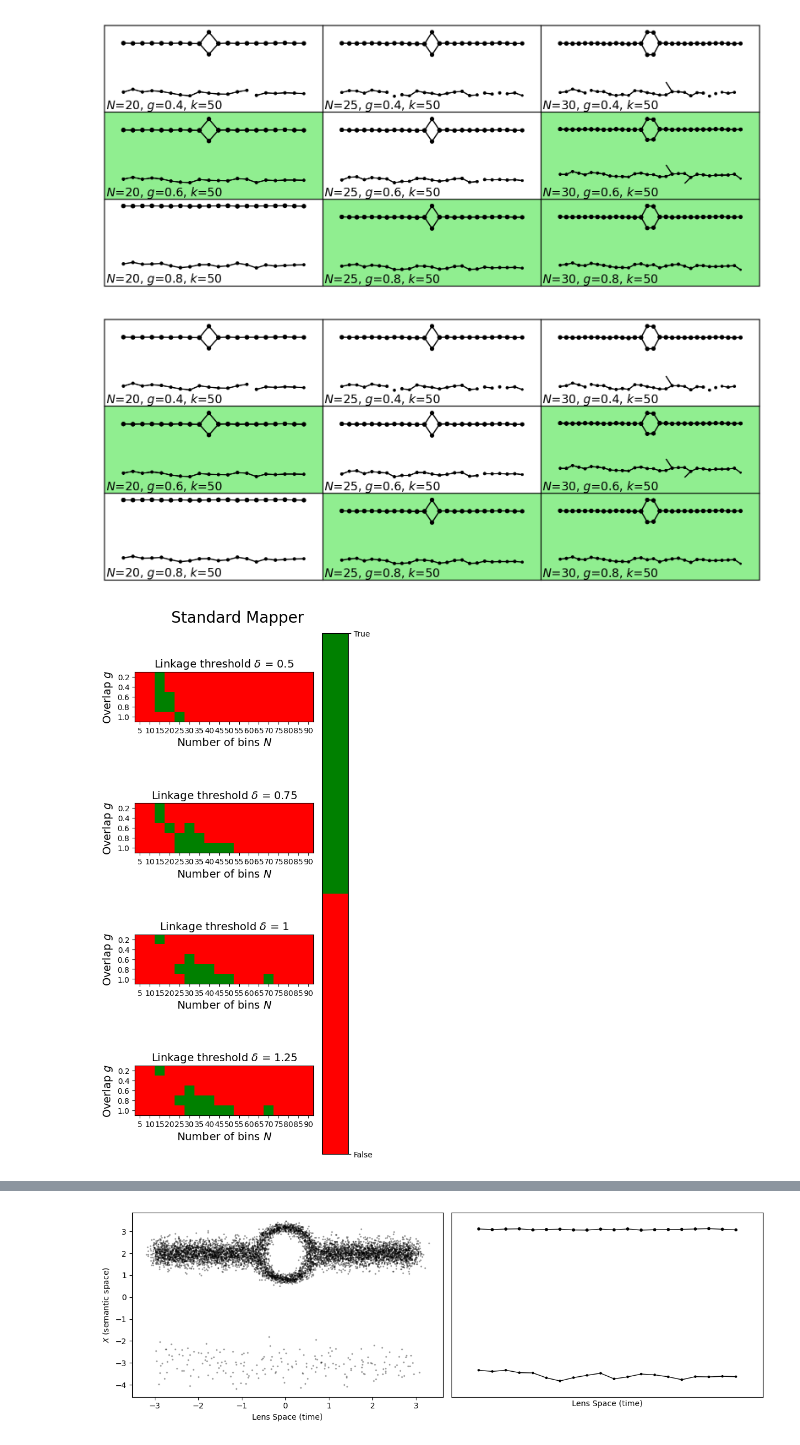
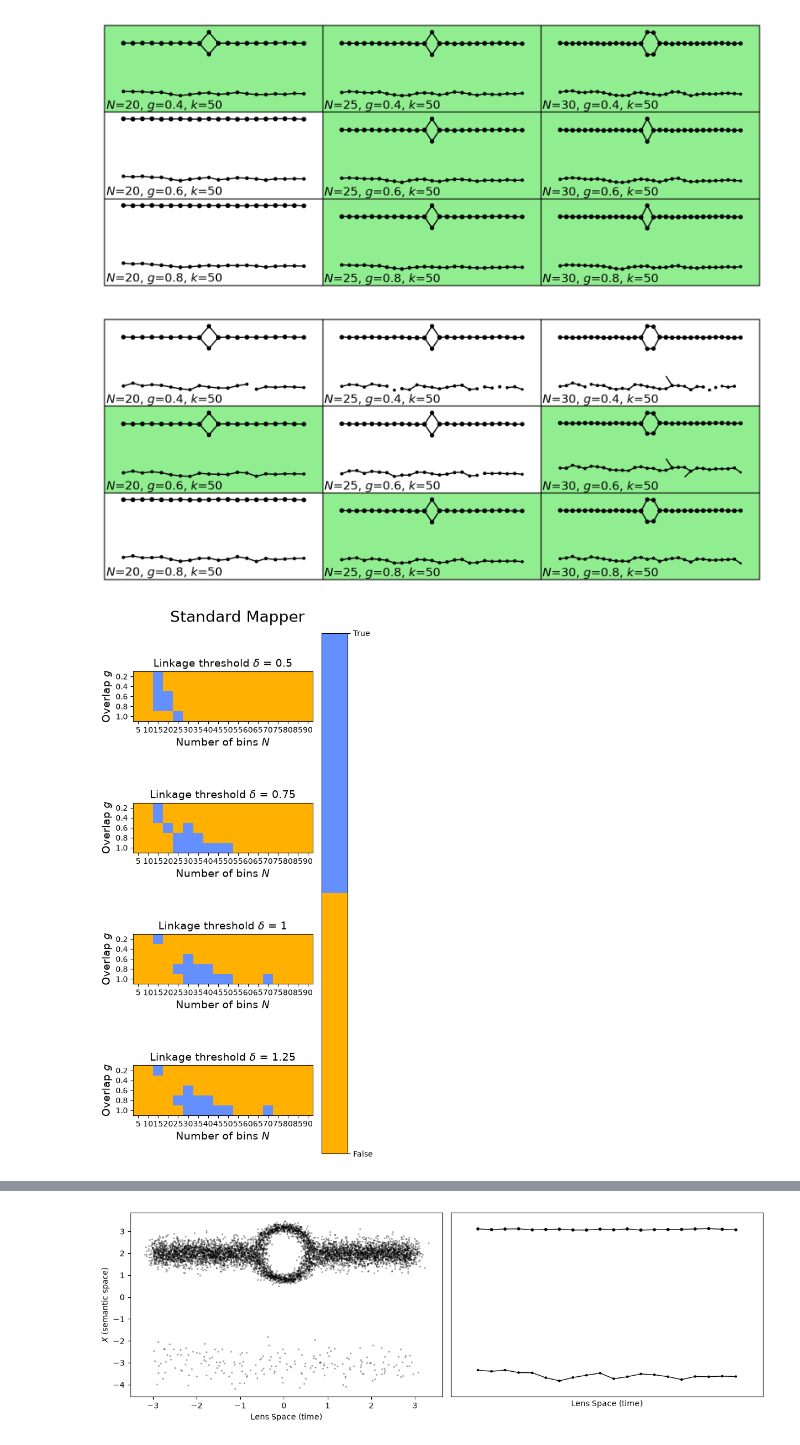
Before and after one commit to kalebruscitti/density-based-mapper-paper, a Jupyter notebook: synthetic-data/g1test.ipynb, the cells around one changed output, grey strips where cells are left out. Saved outputs shown, nothing was run; the diff lists cells and outputs as text; code cells hidden in the pictures.

```diff
--- a/synthetic-data/g1test.ipynb
+++ b/synthetic-data/g1test.ipynb
@@ -31,11 +31,11 @@ def generate_plot(TG, label_edges = True,ax=None, threshold = 0.2, vertices = No
     if ax is None:
         ax = plt.gca()
     if type(vertices) == type(None):
-        vertices = self.G.nodes()
+        vertices = self.graph.nodes()
 
-    G = self.G.subgraph(vertices)
+    G = self.graph.subgraph(vertices)
     pos = {}
-    slice_no = nx.get_node_attributes(TG.G, 'slice_no')
+    slice_no = nx.get_node_attributes(TG.graph, 'slice_no')
     for node in vertices:
         t = slice_no[node]
         pt_idx = TG.get_vertex_data(node)
@@ -53,7 +53,7 @@ def generate_plot(TG, label_edges = True,ax=None, threshold = 0.2, vertices = No
         nx.draw_networkx_edge_labels(G, pos, edge_labels)
 
     node_size = [np.log2(np.size(self.get_vertex_data(node))) for node in vertices]
-    clr_dict = nx.get_node_attributes(self.G, 'cluster_no')
+    clr_dict = nx.get_node_attributes(self.graph, 'cluster_no')
     #node_clr = [clr_dict[node] for node in vertices]
 
     nx.draw_networkx_nodes(G, pos, ax=ax,node_size=node_size, node_color='k')
@@ -88,11 +88,11 @@ for k in trange(N_plots):
         timestamps,
         map_data,
         clusterer,
-        N_checkpoints = checkpoint_numbers[k%len(checkpoint_numbers)],
-        neighbours = 50,
+        n_slices = checkpoint_numbers[k%len(checkpoint_numbers)],
+        n_neighbors = 50,
         overlap = overlap_parameters[j],
         slice_method='time',
-        rate_sensitivity=0,
+        density_based=True,
         kernel=tmwc.square,
         #kernel_params=(overlap_parameters[j],),
     )
@@ -100,10 +100,10 @@ for k in trange(N_plots):
     generate_plot(TG,label_edges = False,ax=axes[k])
     xmin,xmax=axes[k].get_xlim()
     ymin,ymax=axes[k].get_ylim()
-    axes[k].text(xmin+0.2,ymin-0.7,fr'$N$={TG.N_checkpoints}, $g$={TG.overlap}, $k$={50}')
+    axes[k].text(xmin+0.2,ymin-0.7,fr'$N$={TG.n_checkpoints}, $g$={TG.overlap}, $k$={50}')
     axes[k].set_ylim(ymin-1,ymax)
 
-    G = TG.G.to_undirected()
+    G = TG.graph.to_undirected()
     correct = True
     if nx.number_connected_components(G) != 2:
         correct = False
@@ -138,41 +138,41 @@ for k in trange(N_plots):
         timestamps,
         map_data,
         clusterer,
-        N_checkpoints = checkpoint_numbers[k%len(checkpoint_numbers)],
-        neighbours = 50,
+        n_slices = checkpoint_numbers[k%len(checkpoint_numbers)],
+        n_neighbors = 50,
         overlap = overlap_parameters[j],
         slice_method='time',
-        rate_sensitivity=0,
+        density_based=False,
         kernel=tmwc.square,
     )
     TG.build()
     generate_plot(TG,label_edges = False,ax=axes[k])
     xmin,xmax=axes[k].get_xlim()
     ymin,ymax=axes[k].get_ylim()
-    axes[k].text(xmin+0.2,ymin-0.7,fr'$N$={TG.N_checkpoints}, $g$={TG.overlap}, $k$={50}')
+    axes[k].text(xmin+0.2,ymin-0.7,fr'$N$={TG.n_checkpoints}, $g$={TG.overlap}, $k$={50}')
     axes[k].set_ylim(ymin-1,ymax)
 
-    G = TG.G.to_undirected()
+    G = TG.graph.to_undirected()
     correct = True
     if nx.number_connected_components(G) != 2:
         correct = False
     loops = 0
     for i in nx.cycle_basis(G):
         loops += 1
     if loops != 1:
         correct = False
 
     if correct:
         axes[k].set_facecolor('lightgreen')
 
     if k%len(checkpoint_numbers)==len(checkpoint_numbers)-1:
         j+=1
 plt.subplots_adjust(wspace=0, hspace=0)
 plt.savefig("figures/genus1-db.png")
 plt.show()
 # %% [output]
-[figure, old version]
+[figure, new version]
-[figure, old version]
+[figure, new version]
 # %%
 def test_mapper_correctness(n,g,delta,density_based=False):
     clusterer = AgglomerativeClustering(
@@ -230,7 +230,7 @@ for delta in delta_values:
 import matplotlib.pyplot as plt
 from matplotlib.colors import ListedColormap
 
-cmap = ListedColormap(["red", "green"])
+cmap = ListedColormap(["#FFB000","#648FFF"])
 
 fig, axes = plt.subplots(
     len(delta_values),1,
@@ -261,7 +261,7 @@ plt.suptitle("Standard Mapper", fontsize=20)
 plt.savefig("figures/heatmap-genus1.png")
 plt.show()
 # %% [output]
-[figure, old version]
+[figure, new version]
 # %%
 from tqdm import tqdm
 N_values = [5+i*5 for i in range(18)]
```
Also changed, not shown: parts of 3 cells of this notebook, 12 other files.
